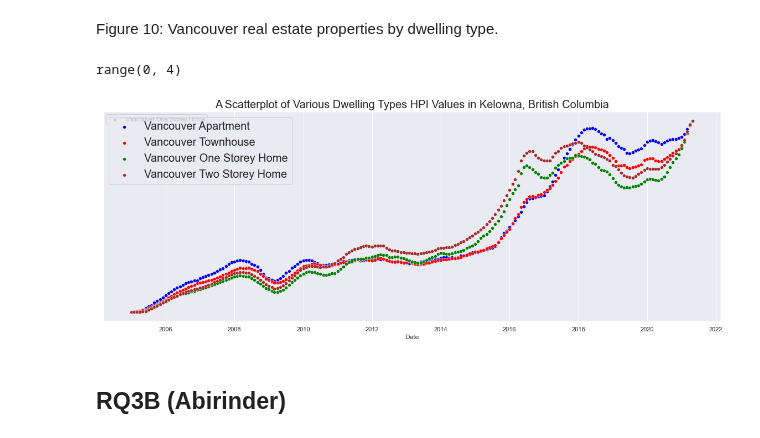
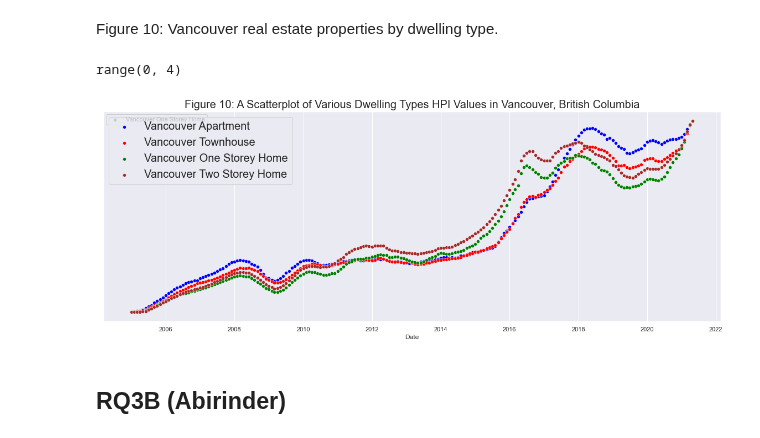
Before and after one commit to data301-2021-summer2/group-11-project, a Jupyter notebook: analysis/Shared/Task 4 Notebook.ipynb, the cells around one changed output. Cells and saved outputs as stored; diff of their text form; code cells hidden in the pictures.

```diff
--- a/analysis/Shared/Task 4 Notebook.ipynb
+++ b/analysis/Shared/Task 4 Notebook.ipynb
@@ -237,10 +237,10 @@ From our research above, we can see that within Vancouver, there was significant
 # %% [markdown]
 Figure 10: Vancouver real estate properties by dwelling type.
 # %%
-pf.multiScatterPlot(MLS_BC_HPI_DF,['Vancouver Apartment','Vancouver Townhouse', 'Vancouver One Storey Home','Vancouver Two Storey Home'], ['blue','red','green','brown'],'A Scatterplot of Various Dwelling Types HPI Values in Kelowna, British Columbia')
+pf.multiScatterPlot(MLS_BC_HPI_DF,['Vancouver Apartment','Vancouver Townhouse', 'Vancouver One Storey Home','Vancouver Two Storey Home'], ['blue','red','green','brown'],'Figure 10: A Scatterplot of Various Dwelling Types HPI Values in Vancouver, British Columbia')
 # %% [output]
 range(0, 4)
-[figure, old version]
+[figure, new version]
 # %% [markdown]
 ## RQ3B (Abirinder)
 # %% [markdown]
```
Also changed, not shown: parts of 9 cells of this notebook.
